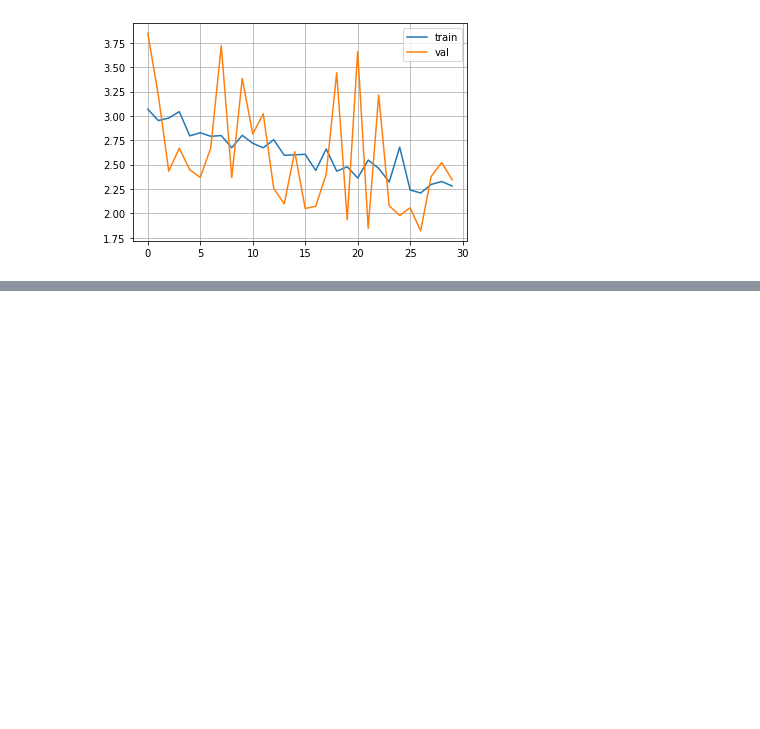
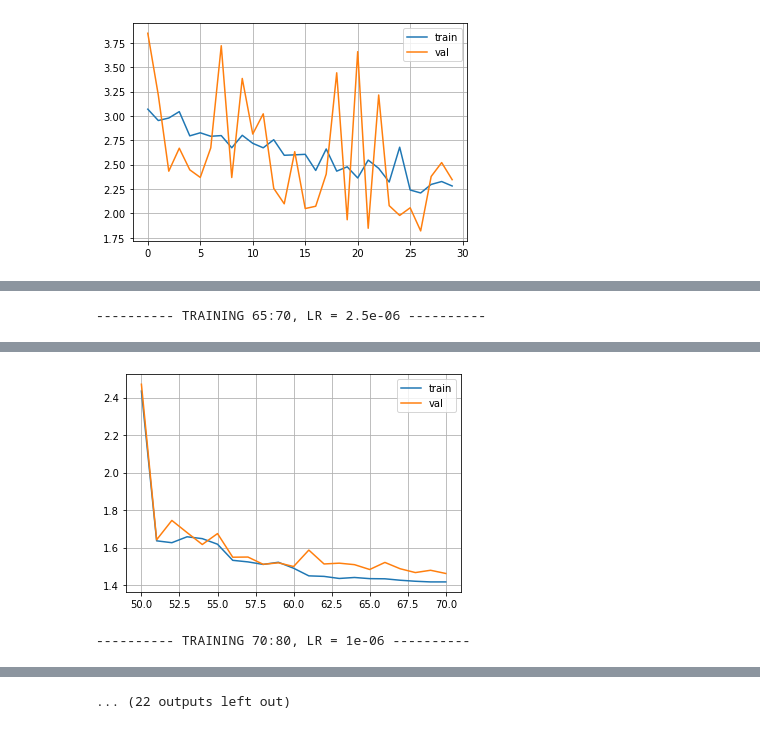
Before and after one commit to Sankek/MolecularEnergyEstimation, a Jupyter notebook: main.ipynb, the cells around one changed output, grey strips where cells are left out. Drawn from its saved outputs; the diff is of its cells as text; code cells hidden in the pictures; blank space fills up the shorter version.

```diff
--- a/main.ipynb
+++ b/main.ipynb
@@ -506,0 +521,37 @@ for epoch in range(1, epochs+1):
+# %%
+def change_lr(optim, lr):
+    for g in optim.param_groups:
+        g['lr'] = lr
+
+def train_loop(epochs):
+    for epoch in range(1, epochs+1):
+        train_loss = train()
+        val_loss = validate(val_loader)
+        train_losses.append(train_loss)
+        val_losses.append(val_loss)
+        print(f'*Epoch {epoch}* Train Loss: {train_loss:.4f}, Validation Loss: {val_loss:.4f}')
+
+def plot_loss(start_from=0):
+    fig, ax = plt.subplots()
+    epochs = len(train_losses)
+    ax.plot(np.arange(start_from, epochs+1), train_losses[start_from-1:], label='train')
+    ax.plot(np.arange(start_from, epochs+1), val_losses[start_from-1:], label='val')
+    ax.legend()
+    ax.grid()
+    plt.show()
+
+def long_train(epoch, epochs, lr):
+    print(f"---------- TRAINING {epoch}:{epoch+epochs}, LR = {lr} ----------")
+    change_lr(optimizer, lr)
+    train_loop(epochs)
+    epoch += epochs
+    save_model(model, optimizer, train_losses, val_losses, f'DimeNet_{epoch}p')
+    plot_loss(start_from=epoch-20)
+
+    return epoch
+# %%
+epoch = long_train(65, 5, 2.5e-06)
+epoch = long_train(epoch, 10, 1e-06)
+epoch = long_train(epoch, 10, 5e-07)
+# %% [output]
+---------- TRAINING 65:70, LR = 2.5e-06 ----------
@@ -506,0 +563,2 @@ for epoch in range(1, epochs+1):
+[figure, added]
+---------- TRAINING 70:80, LR = 1e-06 ----------
@@ -506,0 +569 @@ for epoch in range(1, epochs+1):
+... (22 outputs left out)
```
Also changed, not shown: parts of 16 cells of this notebook.
